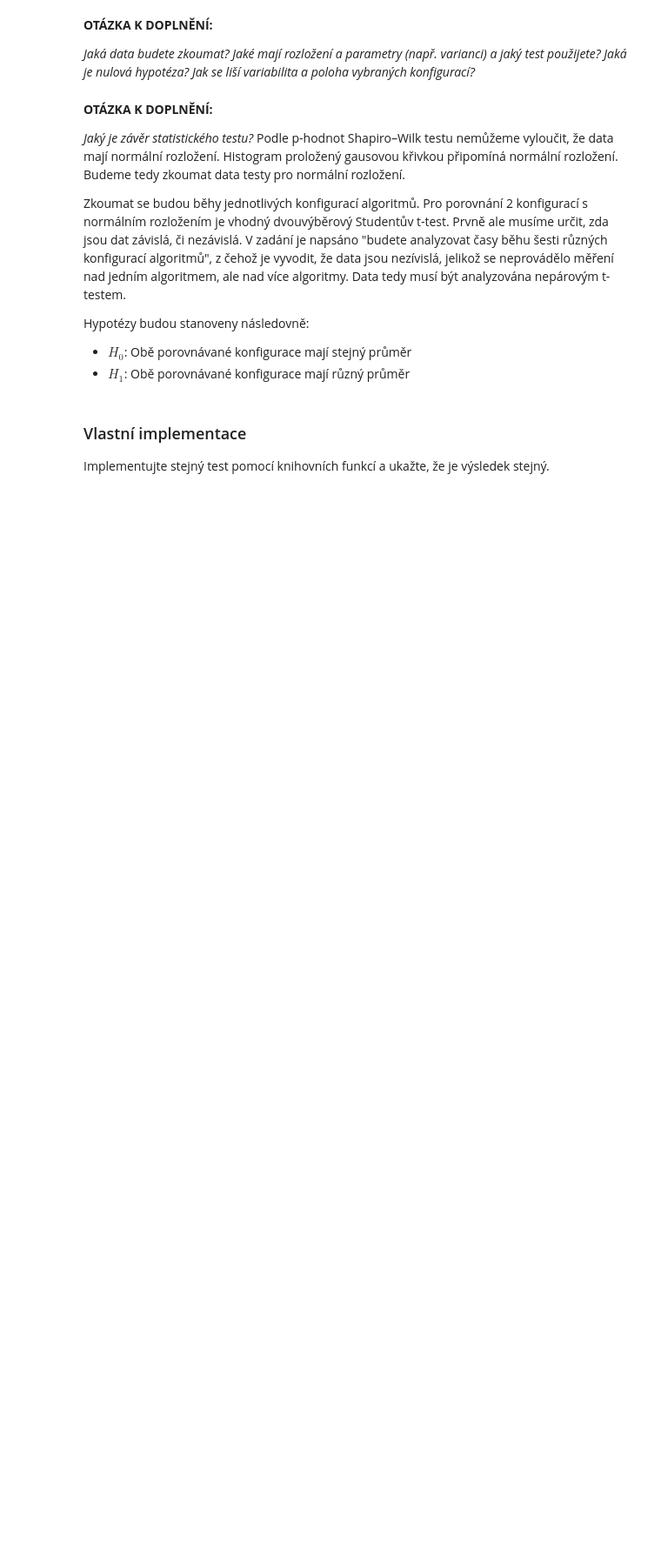
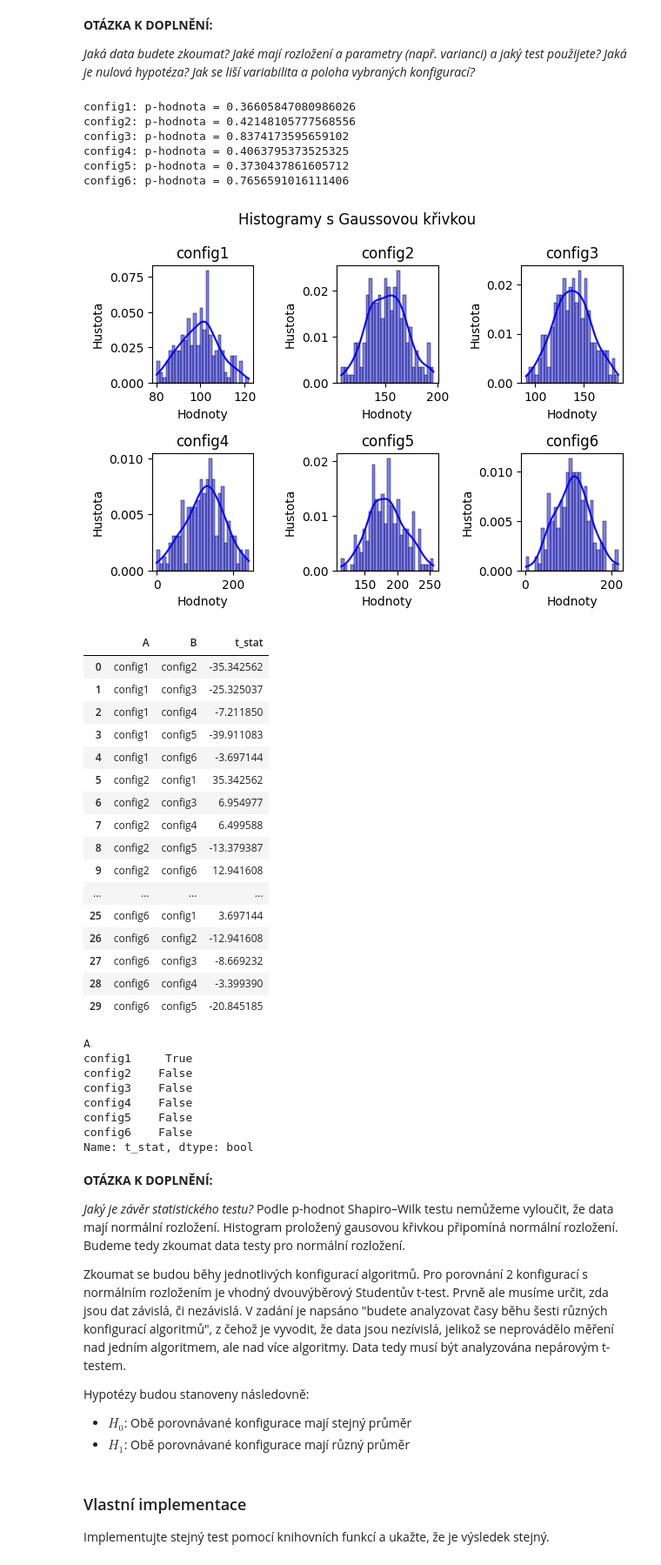
Before and after one commit to Explosiver001/MSP-Projekt1, a Jupyter notebook: proj1.ipynb, the cells around one changed output. Shown: that part at 87% size. Cells and saved outputs as stored; diff of their text form; code cells hidden in the pictures; blank space fills up the shorter version.

Commit message:
custom ttest

```diff
--- a/proj1.ipynb
+++ b/proj1.ipynb
@@ -139,36 +180,76 @@ __OTÁZKA K DOPLNĚNÍ:__
 _Jaká data budete zkoumat? Jaké mají rozložení a parametry (např. varianci) a jaký test použijete? Jaká je nulová hypotéza? Jak se liší variabilita a poloha vybraných konfigurací?_
 # %%
 # extract data for each configuration
-data_dict = df.groupby('configuration')['runtime'].apply(list).to_dict()
+data_dict = df.groupby('configuration')['runtime'].apply(np.array).to_dict()
 
 # create subplots
 fig, axes = plt.subplots(nrows=2, ncols=3)
 axes_lin = axes.reshape(-1)
 
 # check if data have normal distribution
 for index, (config, data) in enumerate(data_dict.items()):
     # Shapiro–Wilk test
     stat, p_value = stats.shapiro(data)
     print(f'{config}: p-hodnota = {p_value}')
 
     # histogram with Gaussian curve
     sns.histplot(data, kde=True, stat="density", bins=30, color='blue', ax=axes_lin[index])
     axes_lin[index].set_xlabel('Hodnoty')
     axes_lin[index].set_ylabel('Hustota')
     axes_lin[index].set_title(config)
 
 # show plot
 fig.suptitle(f'Histogramy s Gaussovou křivkou')
 fig.tight_layout()
 plt.show()
 
+results = []
+for index, (config1, data1) in enumerate(data_dict.items()):
+    for config2, data2 in list(data_dict.items()):
+        if config1 == config2:
+            continue
+        t_stat, _ = stats.ttest_ind(data1, data2, equal_var=False)
+        results.append({'A': config1, 'B': config2, 't_stat': t_stat})
 
-for index, (config1, data1) in enumerate(data_dict.items()):
-    for config2, data2 in list(data_dict.items())[index+1:len(data_dict)]:
+# compare results
+rdf = pd.DataFrame(results)
+all_negative = lambda x: max(x) < 0
+display(rdf)
 
-        print(f"pair ({config1}, {config2})")
-        t_stat, p_value = stats.ttest_ind(data1, data2, equal_var=False)
-        print(f"T-statistika: {t_stat}, p-hodnota: {p_value}")
+rdf.groupby('A')['t_stat'].apply(all_negative)
+# %% [output]
+config1: p-hodnota = 0.36605847080986026
+config2: p-hodnota = 0.42148105777568556
+config3: p-hodnota = 0.8374173595659102
+config4: p-hodnota = 0.4063795373525325
+config5: p-hodnota = 0.3730437861605712
+config6: p-hodnota = 0.7656591016111406
+[figure, added]
+|  | A | B | t_stat |
+| 0 | config1 | config2 | -35.342562 |
+| 1 | config1 | config3 | -25.325037 |
+| 2 | config1 | config4 | -7.211850 |
+| 3 | config1 | config5 | -39.911083 |
+| 4 | config1 | config6 | -3.697144 |
+| 5 | config2 | config1 | 35.342562 |
+| 6 | config2 | config3 | 6.954977 |
+| 7 | config2 | config4 | 6.499588 |
+| 8 | config2 | config5 | -13.379387 |
+| 9 | config2 | config6 | 12.941608 |
+| ... | ... | ... | ... |
+| 25 | config6 | config1 | 3.697144 |
+| 26 | config6 | config2 | -12.941608 |
+| 27 | config6 | config3 | -8.669232 |
+| 28 | config6 | config4 | -3.399390 |
+| 29 | config6 | config5 | -20.845185 |
+A
+config1     True
+config2    False
+config3    False
+config4    False
+config5    False
+config6    False
+Name: t_stat, dtype: bool
 # %% [markdown]
 __OTÁZKA K DOPLNĚNÍ:__
 
```
Also changed, not shown: parts of 8 cells of this notebook.
